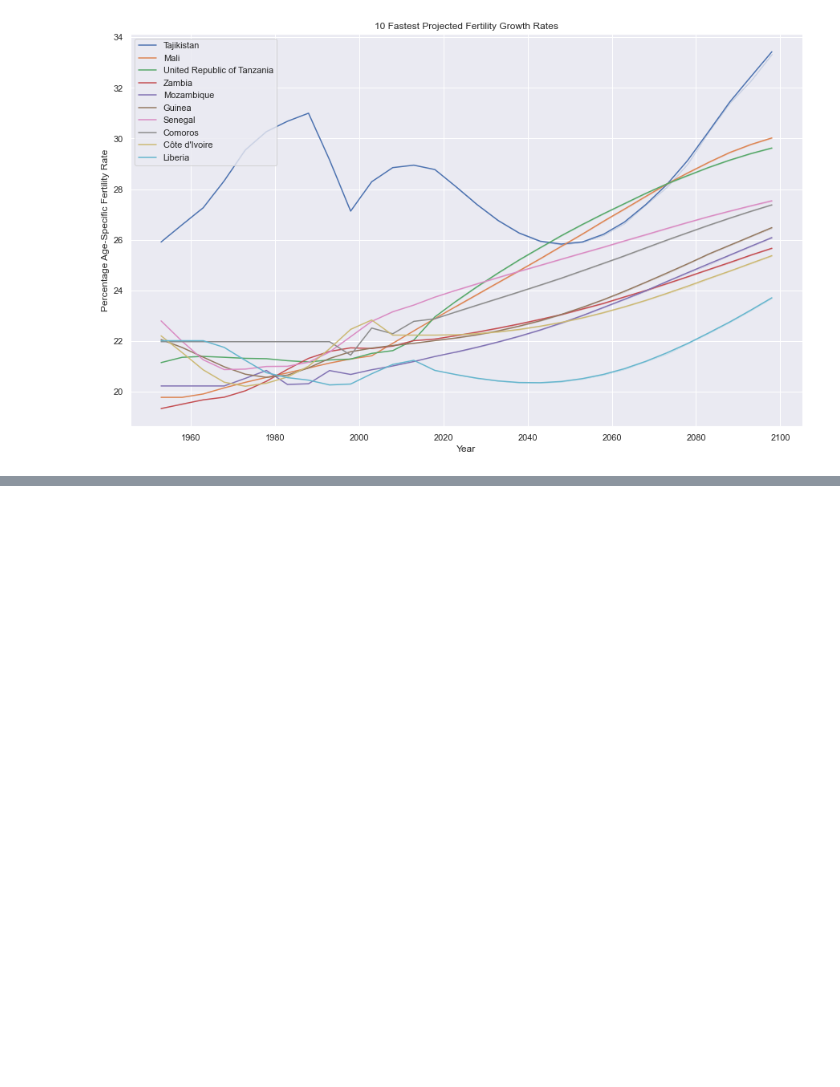
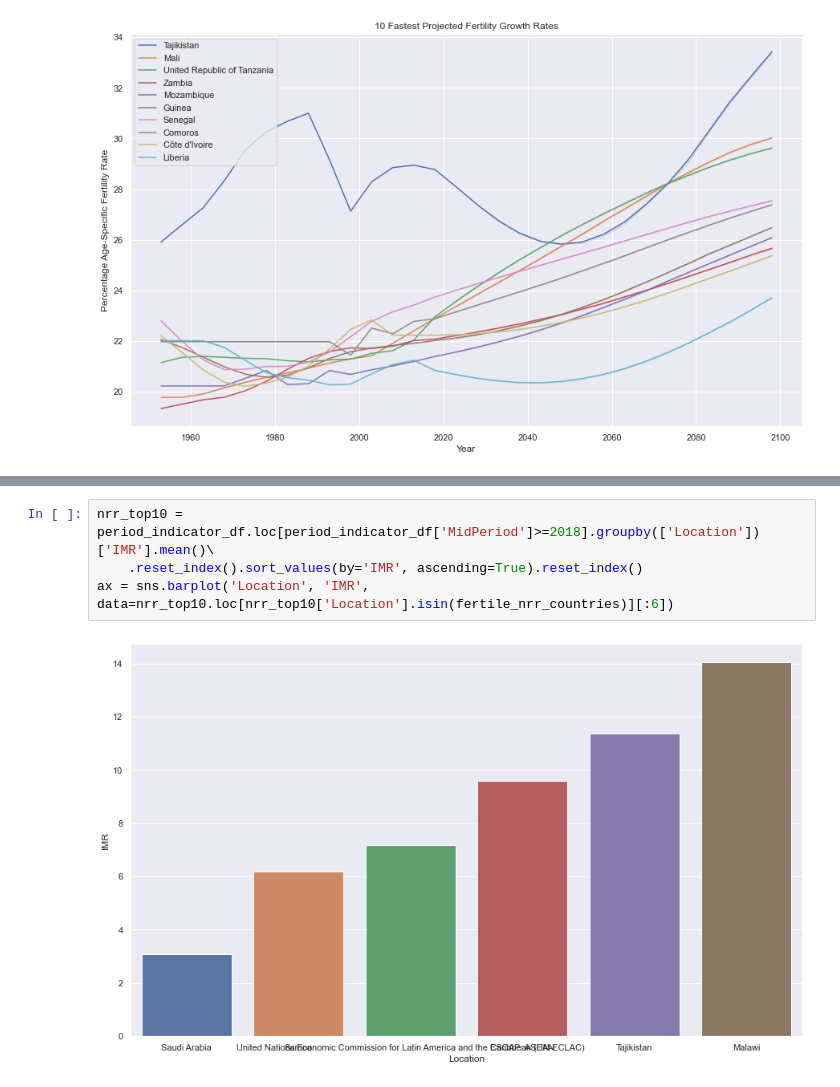
Before and after one commit to billbai0102/Callysto-Hackathon-2020, a Jupyter notebook: submission.ipynb, the cells around one changed output, grey strips where cells are left out. Saved outputs shown, nothing was run; the diff lists cells and outputs as text; blank space fills up the shorter version.

```diff
--- a/submission.ipynb
+++ b/submission.ipynb
@@ -142,0 +197,6 @@ mx_df = life_table_df.groupby(['Location', 'AgeGrp'])['mx'].mean().reset_index()
+# %%
+nrr_top10 = period_indicator_df.loc[period_indicator_df['MidPeriod']>=2018].groupby(['Location'])['IMR'].mean()\
+    .reset_index().sort_values(by='IMR', ascending=True).reset_index()
+ax = sns.barplot('Location', 'IMR', data=nrr_top10.loc[nrr_top10['Location'].isin(fertile_nrr_countries)][:6])
+# %% [output]
+[figure, added]
```
Also changed, not shown: parts of 6 cells of this notebook.
